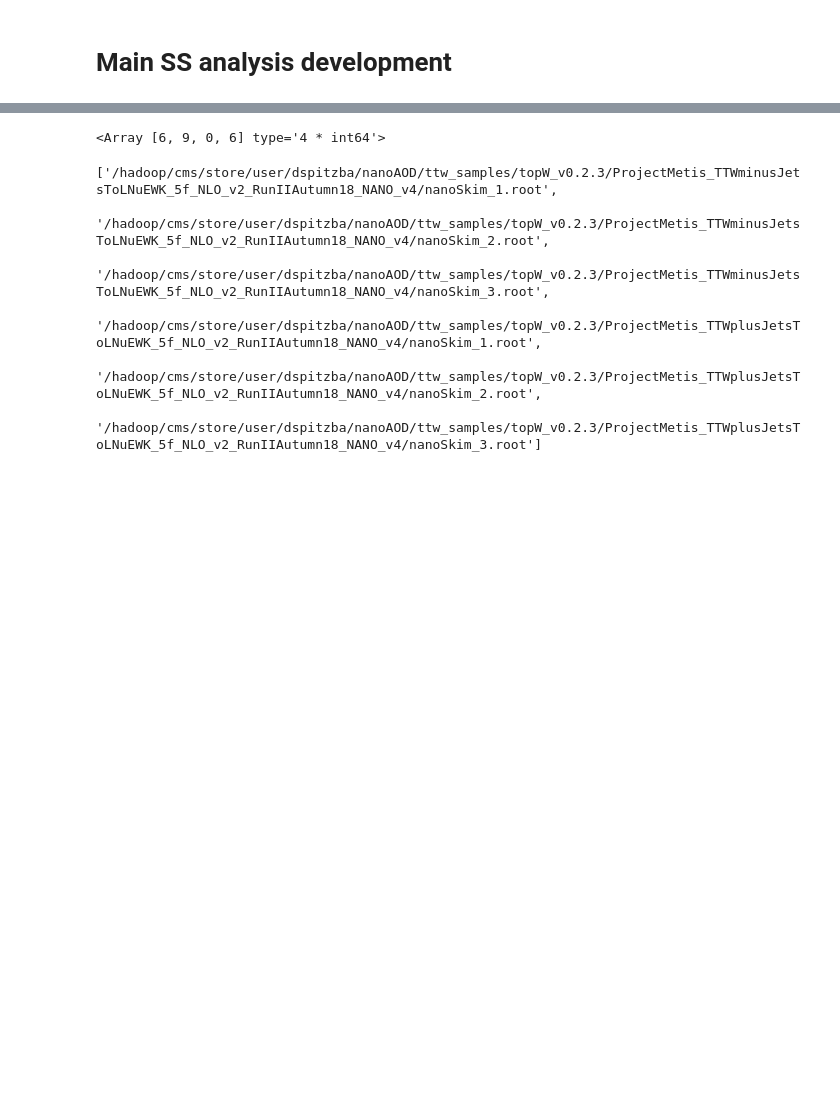
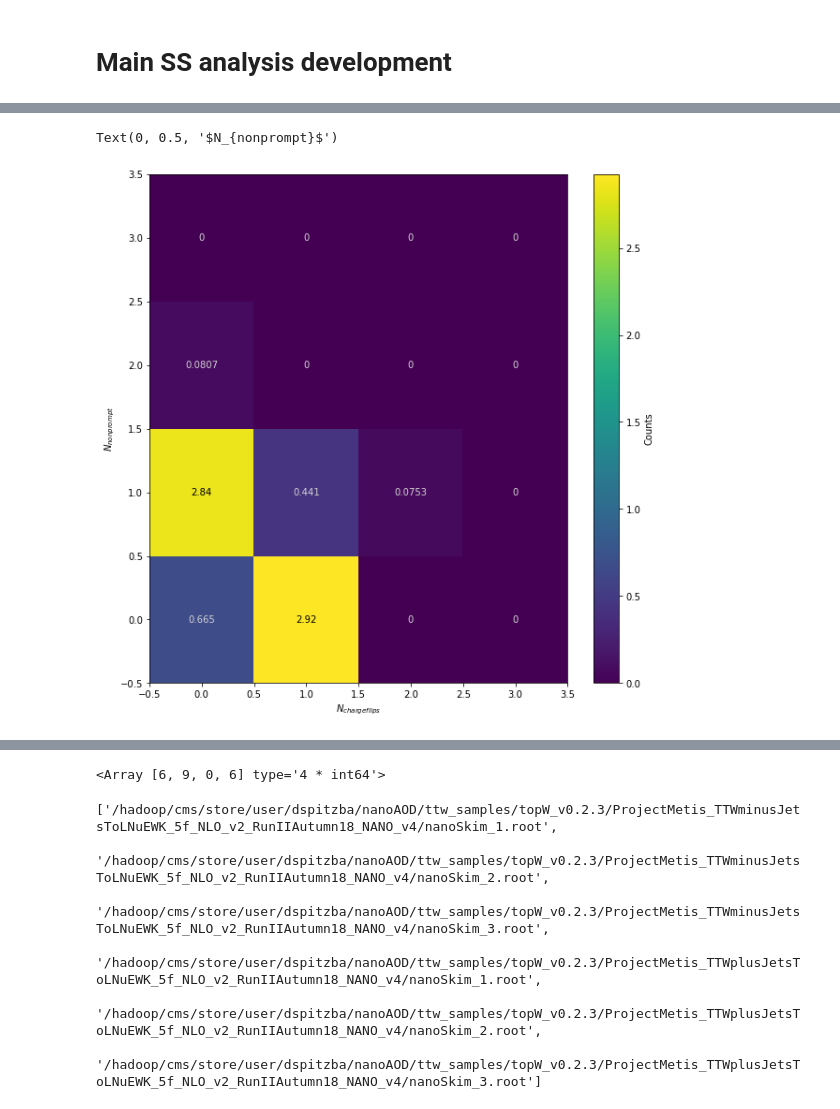
Before and after one commit to danbarto/tW_scattering, a Jupyter notebook: notebooks/SS_analysis.ipynb, the cells around one changed output, grey strips where cells are left out. Saved outputs shown, nothing was run; the diff lists cells and outputs as text; code cells hidden in the pictures; blank space fills up the shorter version.

```diff
--- a/notebooks/SS_analysis.ipynb
+++ b/notebooks/SS_analysis.ipynb
@@ -82,3 +131,17 @@ array([0.00000000e+00, 8.45781270e+00, 6.30489799e+01, 2.38133084e+02,
+# %%
+fig, ax  = plt.subplots(1,1,figsize=(10,10) )
+ax = hist.plot2d(
+    output['chargeFlip_vs_nonprompt']['ttbar2l'].sum('n_ele').sum('dataset'),
+    xaxis='n1',
+    ax=ax,
+    text_opts={'format': '%.3g'},
+    patch_opts={},
+)
+ax.set_xlabel(r'$N_{charge flips}$')
+ax.set_ylabel(r'$N_{nonprompt}$')
+# %% [output]
+Text(0, 0.5, '$N_{nonprompt}$')
+[figure, added]
 # %%
 from Tools.helpers import getCutFlowTable
 
```
Also changed, not shown: parts of 14 cells of this notebook, 15 other files.
